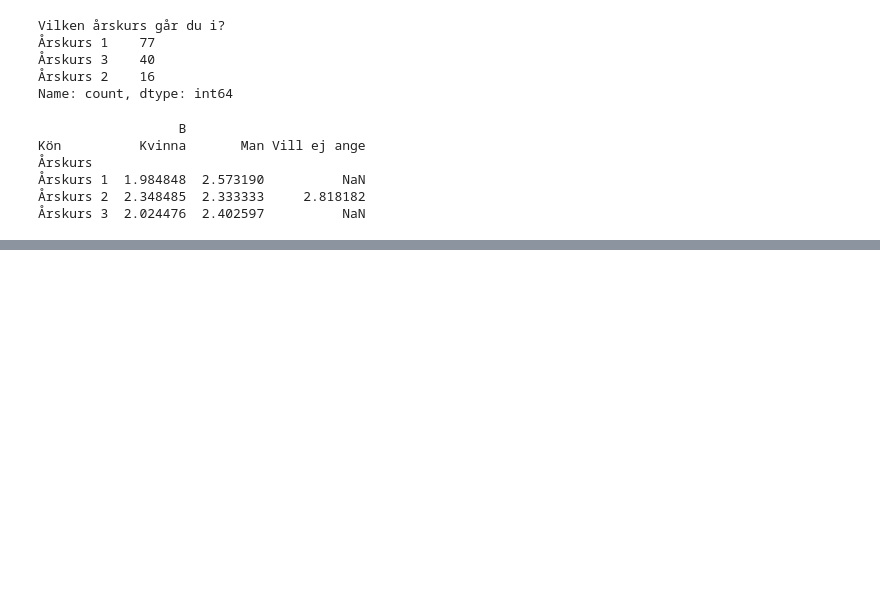
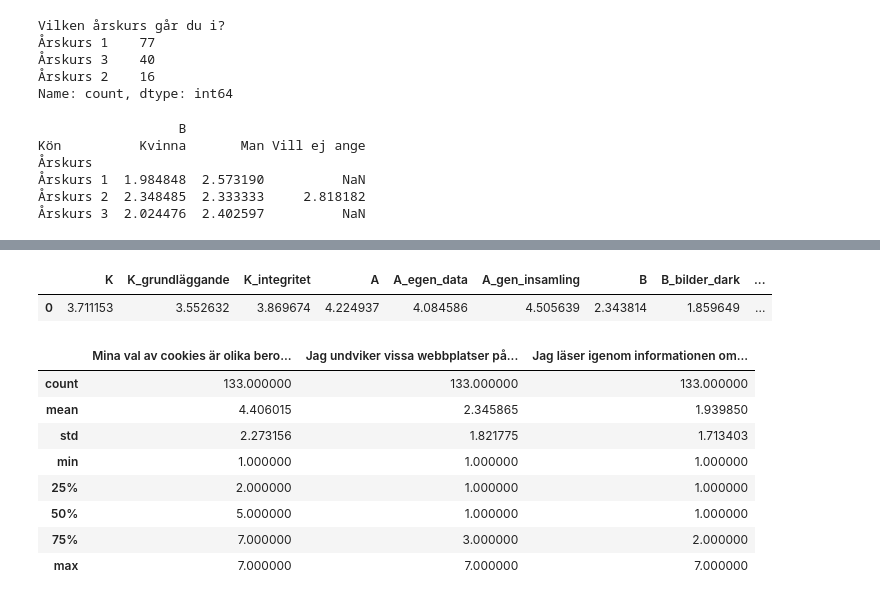
Before and after one commit to stenhoff40/Examensarbete_analys, a Jupyter notebook: analys_data.ipynb, the cells around one changed output, grey strips where cells are left out. Drawn from its saved outputs; the diff is of its cells as text; code cells hidden in the pictures; blank space fills up the shorter version.

```diff
--- a/analys_data.ipynb
+++ b/analys_data.ipynb
@@ -776,0 +791,17 @@ df_resp_sum.head()
+# %%
+df_kategoriserad
+# %% [output]
+|  | K | K_grundläggande | K_integritet | A | A_egen_data | A_gen_insamling | B | B_bilder_dark | ... |
+| 0 | 3.711153 | 3.552632 | 3.869674 | 4.224937 | 4.084586 | 4.505639 | 2.343814 | 1.859649 | ... |
+# %%
+utvalda_b2.describe()
+# %% [output]
+|  | Mina val av cookies är olika bero... | Jag undviker vissa webbplatser på... | Jag läser igenom informationen om... |
+| count | 133.000000 | 133.000000 | 133.000000 |
+| mean | 4.406015 | 2.345865 | 1.939850 |
+| std | 2.273156 | 1.821775 | 1.713403 |
+| min | 1.000000 | 1.000000 | 1.000000 |
+| 25% | 2.000000 | 1.000000 | 1.000000 |
+| 50% | 5.000000 | 1.000000 | 1.000000 |
+| 75% | 7.000000 | 3.000000 | 2.000000 |
+| max | 7.000000 | 7.000000 | 7.000000 |
```
Also changed, not shown: parts of 9 cells of this notebook, 2 other files.
